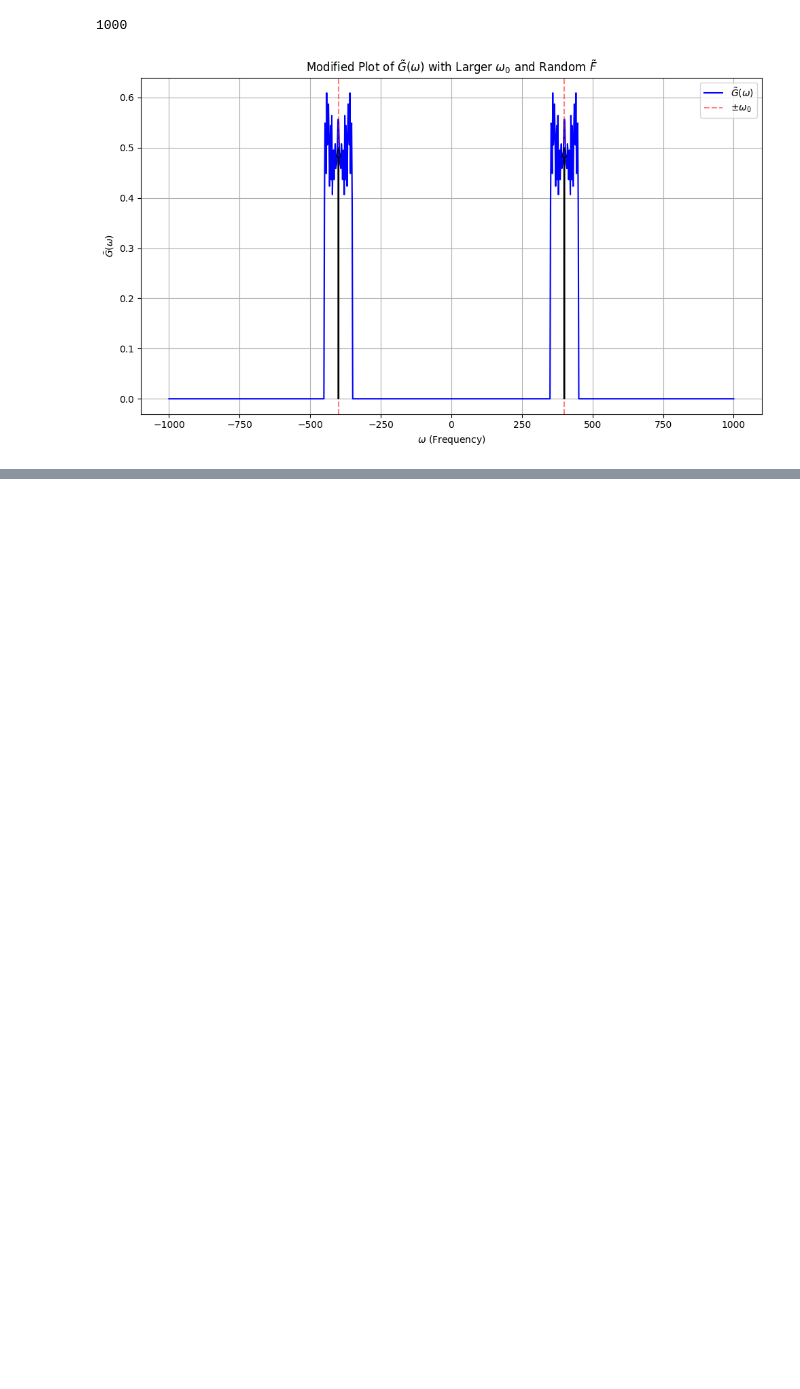
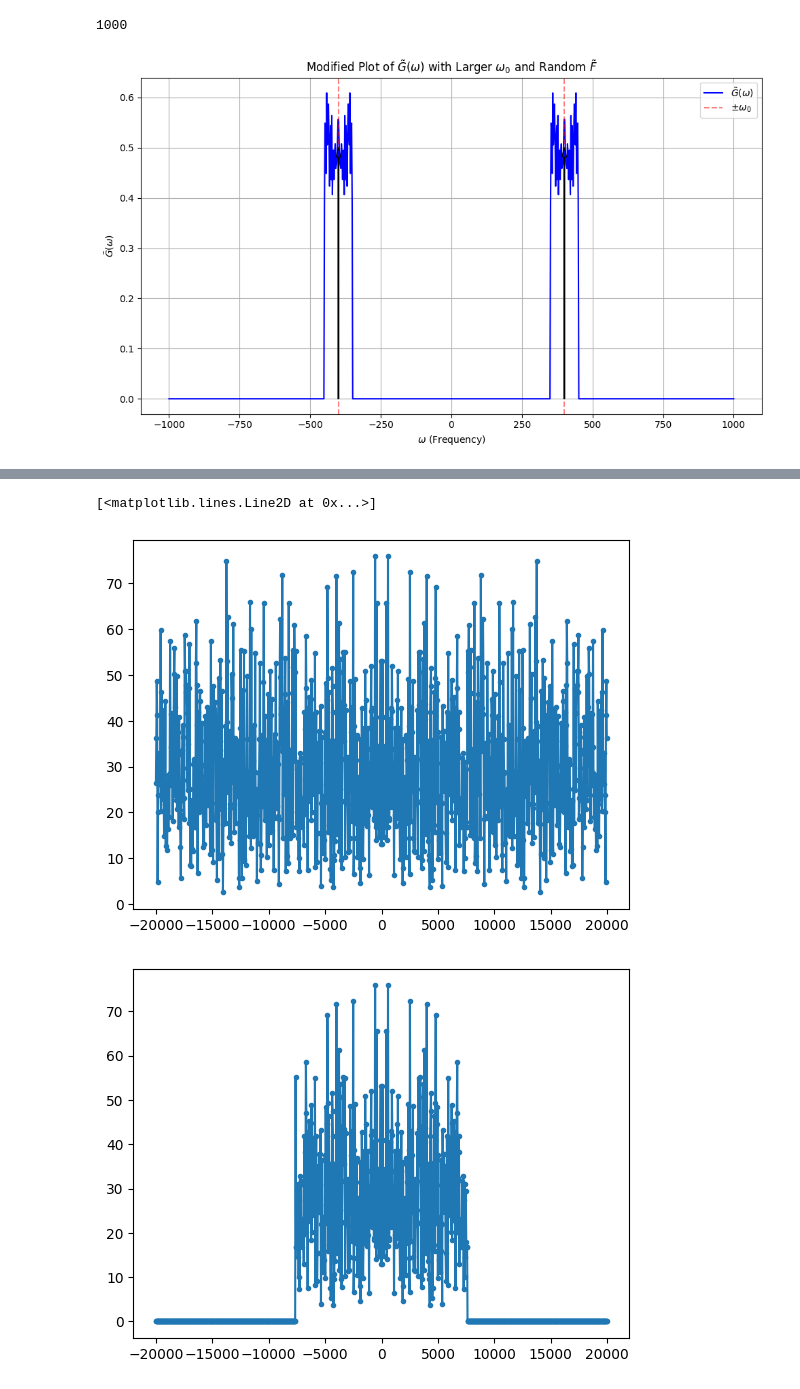
Before and after one commit to yoav-palti/linear-algebra-to-iphone, a Jupyter notebook: _sources/LTI/temp.ipynb, the cells around one changed output, grey strips where cells are left out. Cells and saved outputs as stored; diff of their text form; code cells hidden in the pictures; blank space fills up the shorter version.

```diff
--- a/_sources/LTI/temp.ipynb
+++ b/_sources/LTI/temp.ipynb
@@ -267,0 +280,14 @@ plt.show()
+# %%
+rect_N = 400
+rect_f = np.concatenate((np.zeros(N//2-rect_N//2),np.ones(rect_N),np.zeros(N//2-rect_N//2)))
+sig_f = fft.fftshift(fft.fft(sig_t))
+sig_f_bpf = sig_f*rect_f
+freq_axis = fft.fftshift(fft.fftfreq(N,1/fs))
+plt.figure()
+plt.plot(freq_axis,np.abs(sig_f),'.-')
+plt.figure()
+plt.plot(freq_axis,np.abs(sig_f_bpf),'.-')
+# %% [output]
+[<matplotlib.lines.Line2D at 0x...>]
+[figure, added]
+[figure, added]
```
Also changed, not shown: parts of 5 cells of this notebook, 53 other files.
